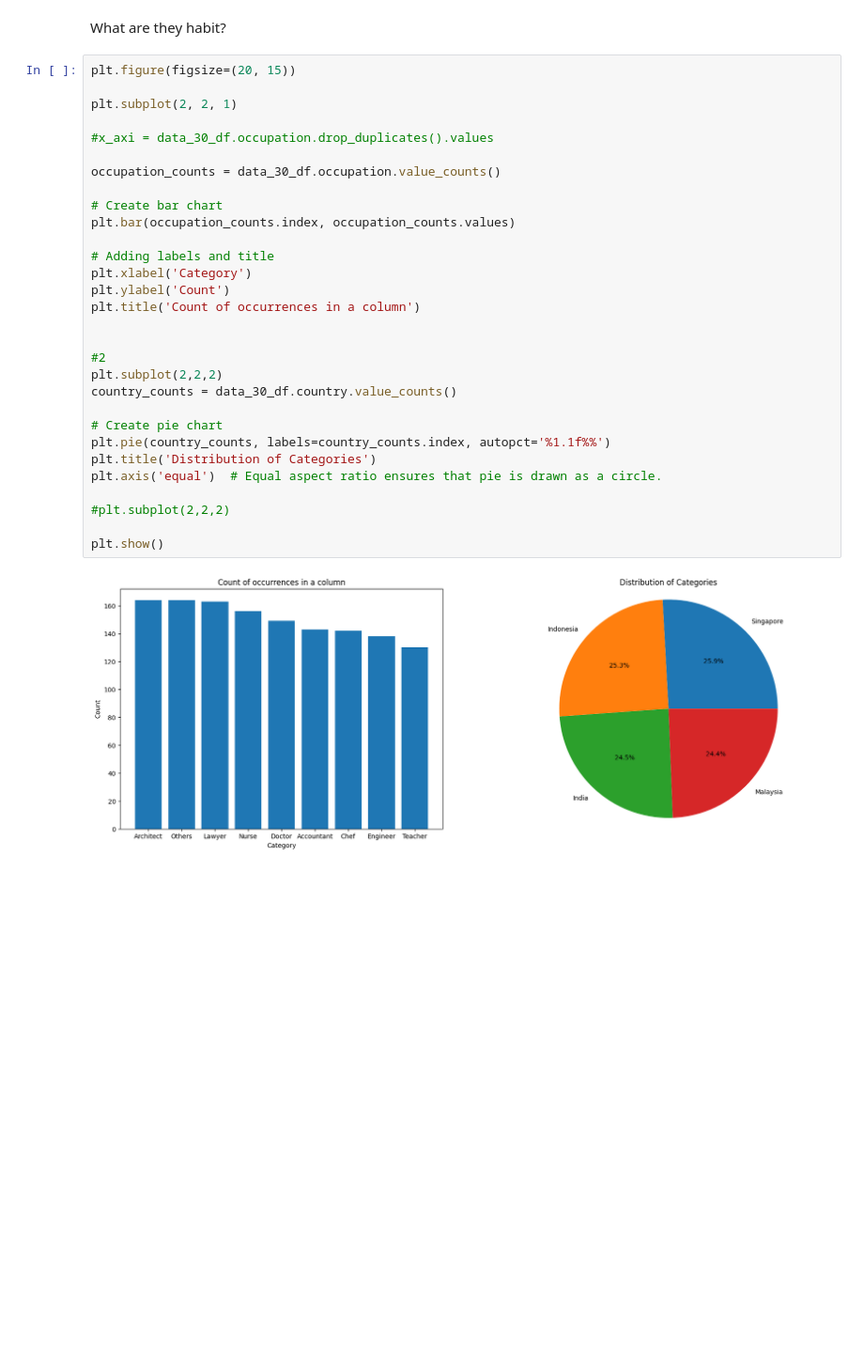
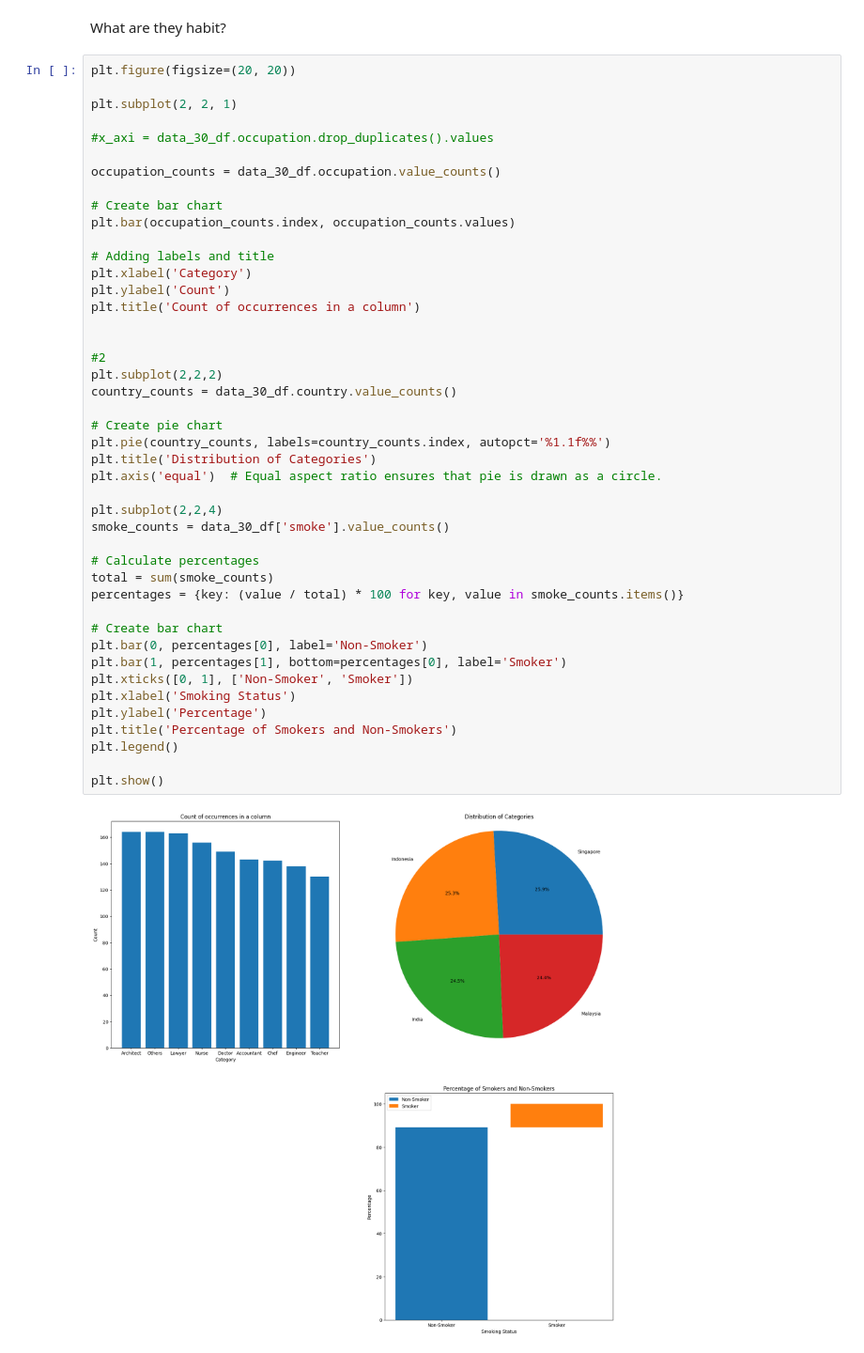
Before and after one commit to jeffatgithub/ntuchealth, a Jupyter notebook: analysis.ipynb, the cells around one changed output. Shown: that part at 94% size. Saved outputs shown, nothing was run; the diff lists cells and outputs as text; blank space fills up the shorter version.

Commit message:
add smoker chart

```diff
--- a/analysis.ipynb
+++ b/analysis.ipynb
@@ -30,34 +30,48 @@ array([39, 30])
 # %% [markdown]
 What are they habit?
 # %%
-plt.figure(figsize=(20, 15))
+plt.figure(figsize=(20, 20))
 
 plt.subplot(2, 2, 1)
 
 #x_axi = data_30_df.occupation.drop_duplicates().values
 
 occupation_counts = data_30_df.occupation.value_counts()
 
 # Create bar chart
 plt.bar(occupation_counts.index, occupation_counts.values)
 
 # Adding labels and title
 plt.xlabel('Category')
 plt.ylabel('Count')
 plt.title('Count of occurrences in a column')
 
 
 #2
 plt.subplot(2,2,2)
 country_counts = data_30_df.country.value_counts()
 
 # Create pie chart
 plt.pie(country_counts, labels=country_counts.index, autopct='%1.1f%%')
 plt.title('Distribution of Categories')
 plt.axis('equal')  # Equal aspect ratio ensures that pie is drawn as a circle.
 
-#plt.subplot(2,2,2)
+plt.subplot(2,2,4)
+smoke_counts = data_30_df['smoke'].value_counts()
+
+# Calculate percentages
+total = sum(smoke_counts)
+percentages = {key: (value / total) * 100 for key, value in smoke_counts.items()}
+
+# Create bar chart
+plt.bar(0, percentages[0], label='Non-Smoker')
+plt.bar(1, percentages[1], bottom=percentages[0], label='Smoker')
+plt.xticks([0, 1], ['Non-Smoker', 'Smoker'])
+plt.xlabel('Smoking Status')
+plt.ylabel('Percentage')
+plt.title('Percentage of Smokers and Non-Smokers')
+plt.legend()
 
 plt.show()
 # %% [output]
-[figure, old version]
+[figure, new version]
```
